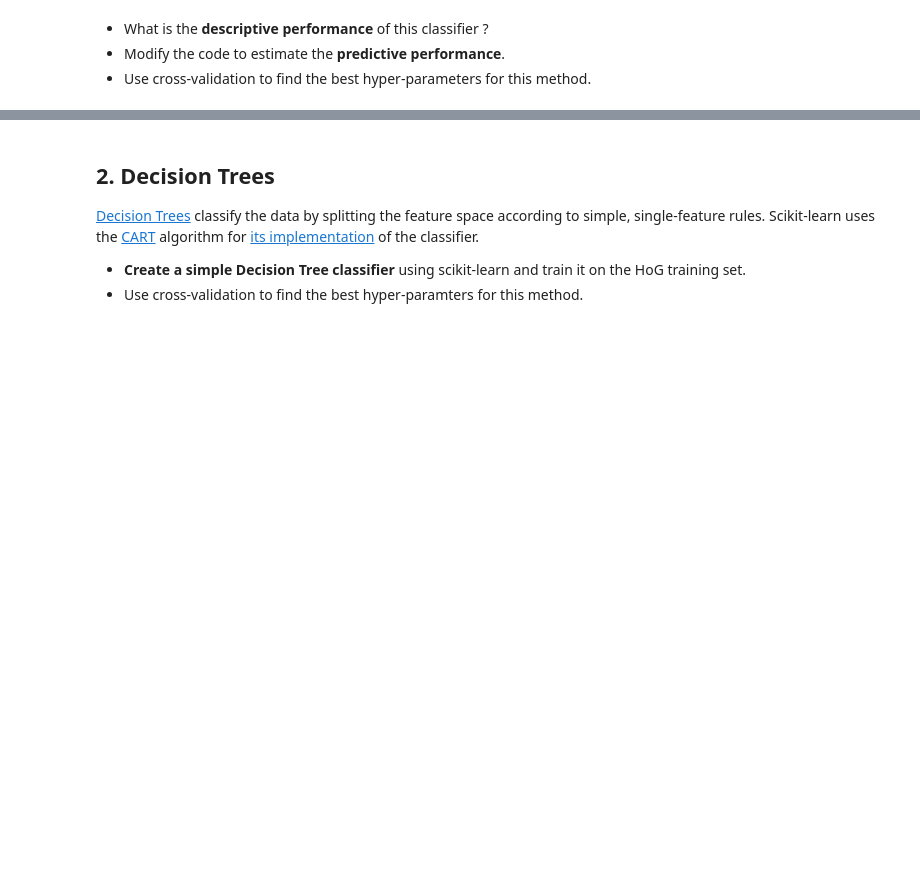
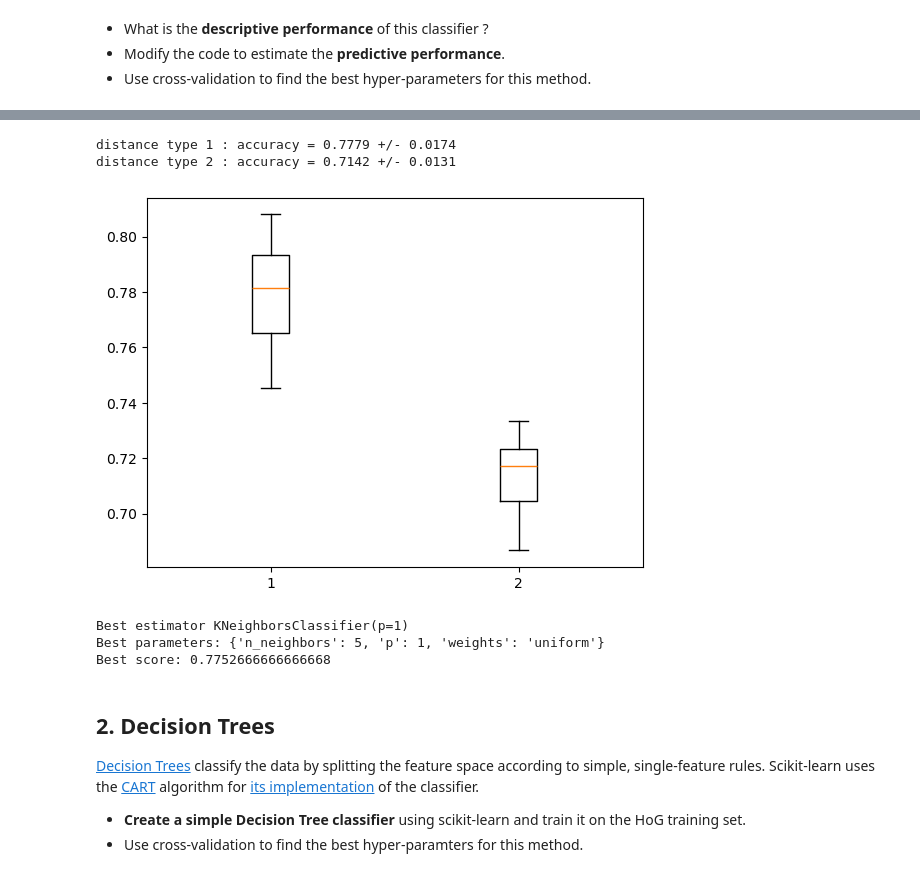
Before and after one commit to Raspberree/info-h-501, a Jupyter notebook: docs/LABS/ML1_Nearest_Neighbours_and_Decision_Trees.ipynb, the cells around one changed output, grey strips where cells are left out. Cells and saved outputs as stored; diff of their text form; code cells hidden in the pictures; blank space fills up the shorter version.

```diff
--- a/docs/LABS/ML1_Nearest_Neighbours_and_Decision_Trees.ipynb
+++ b/docs/LABS/ML1_Nearest_Neighbours_and_Decision_Trees.ipynb
@@ -60,3 +160,46 @@ Predictive: 0.694
+# %%
+all_splits = []
+
+for d in [1,2]: # 1 = manhattan distance, 2 = euclidean distance
+    clf = KNeighborsClassifier(p=d)
+    cv_splits = cross_val_score(estimator=clf, X=X_train, y=y_train, cv=20)
+    print(f"distance type {d} : accuracy = {np.mean(cv_splits):.04f} +/- {np.std(cv_splits):.04f}")
+    all_splits.append(cv_splits)
+# %% [output]
+distance type 1 : accuracy = 0.7779 +/- 0.0174
+distance type 2 : accuracy = 0.7142 +/- 0.0131
+# %%
+plt.figure()
+plt.boxplot(all_splits)
+plt.show()
+# %% [output]
+[figure, added]
+# %%
+from sklearn.model_selection import GridSearchCV
+
+param_grid = {
+    "n_neighbors": [1,2,3,4,5,6,7,8,9,10, 20, 30, 40, 50],
+    "weights": ["uniform", "distance"],
+    "p": [1, 2],
+
+}
+
+
+
+grid_search = GridSearchCV(estimator=KNeighborsClassifier(), param_grid=param_grid, cv=5, n_jobs=-1)
+
+# Fit the model
+grid_search.fit(X_train, y_train)
+
+best_knn = grid_search.best_estimator_
+
+print("Best estimator", best_knn)
+print("Best parameters:", grid_search.best_params_)
+print("Best score:", grid_search.best_score_)
+# %% [output]
+Best estimator KNeighborsClassifier(p=1)
+Best parameters: {'n_neighbors': 5, 'p': 1, 'weights': 'uniform'}
+Best score: 0.7752666666666668
 # %% [markdown]
 ## 2. Decision Trees
 
```
Also changed, not shown: parts of 9 cells of this notebook, 1 other file.
